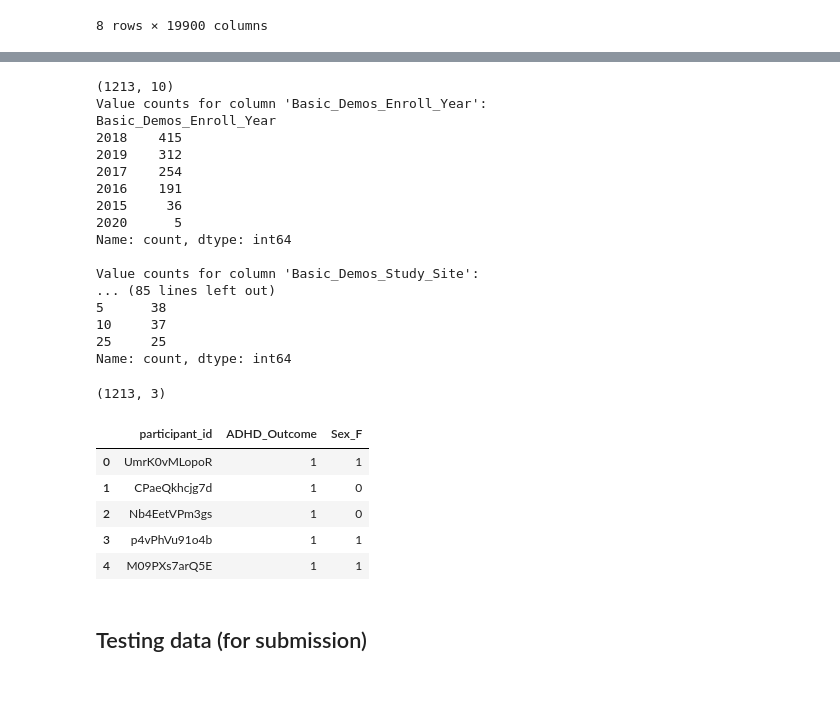
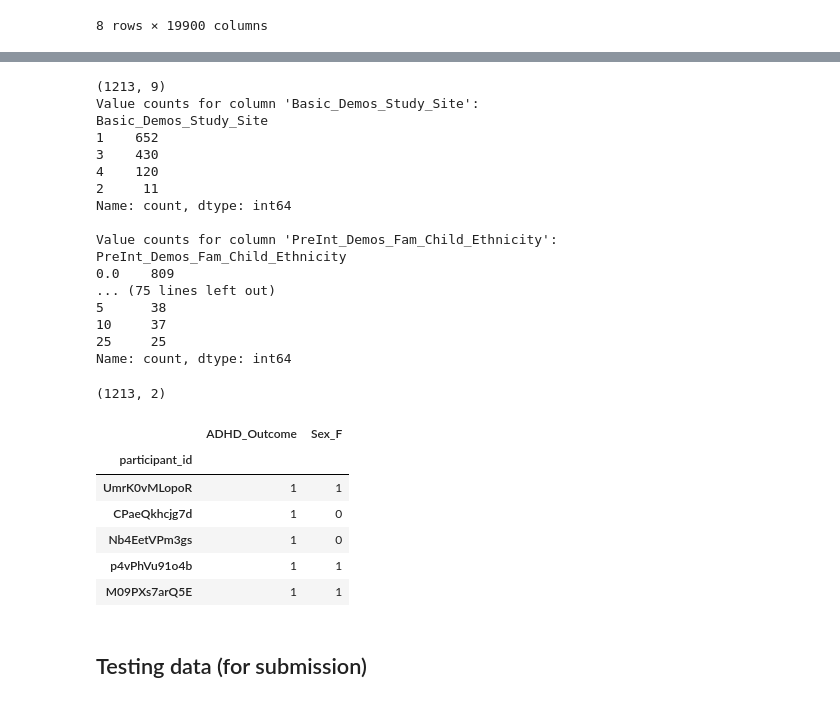
Before and after one commit to jchen0000/widsdatathon2025, a Jupyter notebook: python/yiru_notebook_test.ipynb, the cells around one changed output, grey strips where cells are left out. Drawn from its saved outputs; the diff is of its cells as text; code cells hidden in the pictures.

```diff
--- a/python/yiru_notebook_test.ipynb
+++ b/python/yiru_notebook_test.ipynb
@@ -122,6 +118,7 @@ df_train_meta_quant.describe()
 | max | 100.000000 | 14.000000 | 12.000000 | 28.000000 | 50.000000 | 28.000000 | ... |
 # %%
 df_train_meta_cat = pd.read_excel("./data/train/TRAIN_CATEGORICAL_METADATA.xlsx")
+df_train_meta_cat.set_index('participant_id', inplace=True)
 print(df_train_meta_cat.shape)
 # df_train_meta_cat.head()
 
@@ -129,35 +126,37 @@ print(df_train_meta_cat.shape)
 for col in df_train_meta_cat.columns[1:]:
   print(f"Value counts for column '{col}':\n{df_train_meta_cat[col].value_counts()}\n")
 # %% [output]
-(1213, 10)
-Value counts for column 'Basic_Demos_Enroll_Year':
-Basic_Demos_Enroll_Year
-2018    415
-2019    312
-2017    254
-2016    191
-2015     36
-2020      5
+(1213, 9)
+Value counts for column 'Basic_Demos_Study_Site':
+Basic_Demos_Study_Site
+1    652
+3    430
+4    120
+2     11
 Name: count, dtype: int64
 
-Value counts for column 'Basic_Demos_Study_Site':
-... (85 lines left out)
+Value counts for column 'PreInt_Demos_Fam_Child_Ethnicity':
+PreInt_Demos_Fam_Child_Ethnicity
+0.0    809
+... (75 lines left out)
 5      38
 10     37
 25     25
 Name: count, dtype: int64
 # %%
 df_train_y = pd.read_excel("./data/train/TRAINING_SOLUTIONS.xlsx")
+df_train_y.set_index('participant_id', inplace=True)
 print(df_train_y.shape)
 df_train_y.head()
 # %% [output]
-(1213, 3)
+(1213, 2)
-|  | participant_id | ADHD_Outcome | Sex_F |
-| 0 | UmrK0vMLopoR | 1 | 1 |
-| 1 | CPaeQkhcjg7d | 1 | 0 |
-| 2 | Nb4EetVPm3gs | 1 | 0 |
-| 3 | p4vPhVu91o4b | 1 | 1 |
-| 4 | M09PXs7arQ5E | 1 | 1 |
+|  | ADHD_Outcome | Sex_F |
+| participant_id |  |  |
+| UmrK0vMLopoR | 1 | 1 |
+| CPaeQkhcjg7d | 1 | 0 |
+| Nb4EetVPm3gs | 1 | 0 |
+| p4vPhVu91o4b | 1 | 1 |
+| M09PXs7arQ5E | 1 | 1 |
 # %% [markdown]
 ## Testing data (for submission)
 # %%
```
Also changed, not shown: parts of 14 cells of this notebook.
